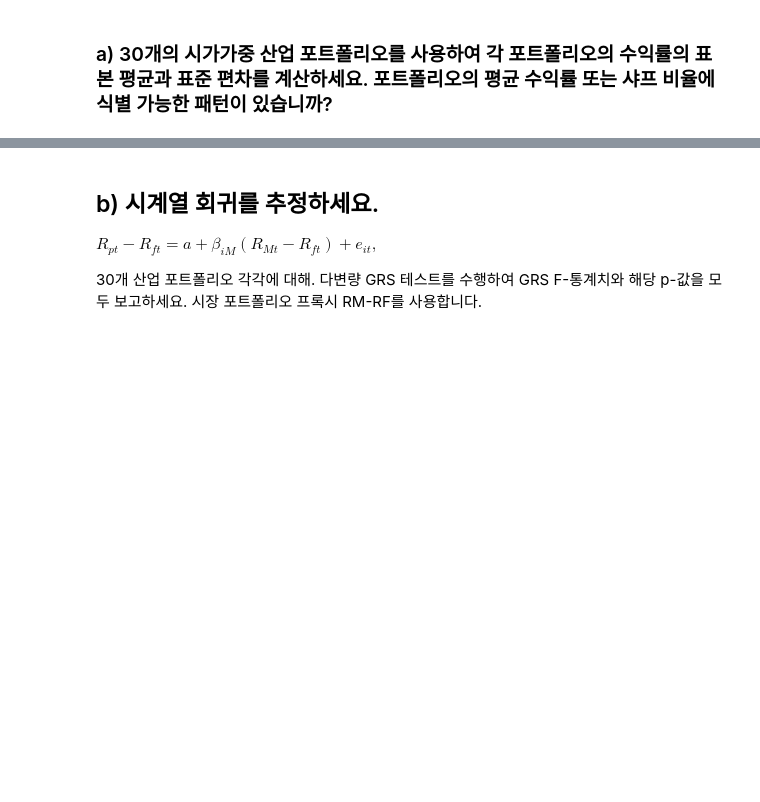
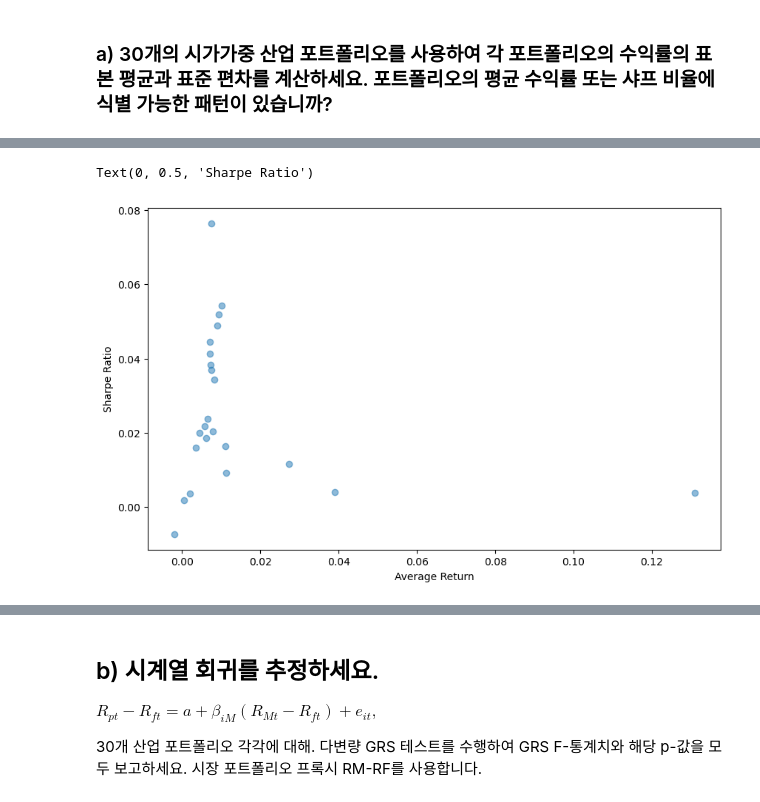
Before and after one commit to jaepil-choi/KAIST-BAF634-2025, a Jupyter notebook: HW_2_과제v3.ipynb, the cells around one changed output, grey strips where cells are left out. Cells and saved outputs as stored; diff of their text form; code cells hidden in the pictures; blank space fills up the shorter version.

```diff
--- a/HW_2_과제v3.ipynb
+++ b/HW_2_과제v3.ipynb
@@ -38,0 +35,14 @@ q = QDL()
+# %%
+# gics 산업분류
+wide_gics = q.load_char(
+    country="usa",
+    vintage="2000-",
+    char="gics",
+)
+
+wide_gics = wide_gics // 1e+4 # Industry Group 단위만
+
+FINANCIAL_SECTOR_CODE = 40
+ONLY_NON_FINANCIAL_MASK = wide_gics // 100 != FINANCIAL_SECTOR_CODE
+
+wide_gics = wide_gics[ ONLY_NON_FINANCIAL_MASK ]
@@ -39,21 +77,17 @@ q = QDL()
 # %%
-# gics 산업분류
-wide_gics = q.load_char(
-    country="usa",
-    vintage="2020-",
-    char="gics",
-)
-
 # 시장 초과 수익률
 wide_ret_exc = q.load_char(
     country="usa",
-    vintage="2020-",
+    vintage="2000-",
     char="ret_exc",
 )
 
 # 시가 총액
 wide_marcap = q.load_char(
     country="usa",
-    vintage="2020-",
+    vintage="2000-",
     char="market_equity",
 )
+
+wide_ret_exc = wide_ret_exc[ONLY_NON_FINANCIAL_MASK]
+wide_marcap = wide_marcap[ONLY_NON_FINANCIAL_MASK]
@@ -115,8 +148,11 @@ group_summary
 # %%
 fig = plt.figure(figsize=(10, 6))
-plt.scatter(group_summary['mean'], group_summary['std'], alpha=0.5)
-plt.xlabel('Mean')
-plt.ylabel('Standard Deviation')
+plt.scatter(group_summary['mean'], group_summary['sharpe'], alpha=0.5)
+plt.xlabel('Average Return')
+plt.ylabel('Sharpe Ratio')
+# %% [output]
+Text(0, 0.5, 'Sharpe Ratio')
+[figure, added]
 # %%
 merged['group_mean_ret_exc'] = merged.groupby(['eom', 'sid', 'gics'])['ret_exc'].transform('mean')
 # %%
```
Also changed, not shown: parts of 29 cells of this notebook, 1 other file.
